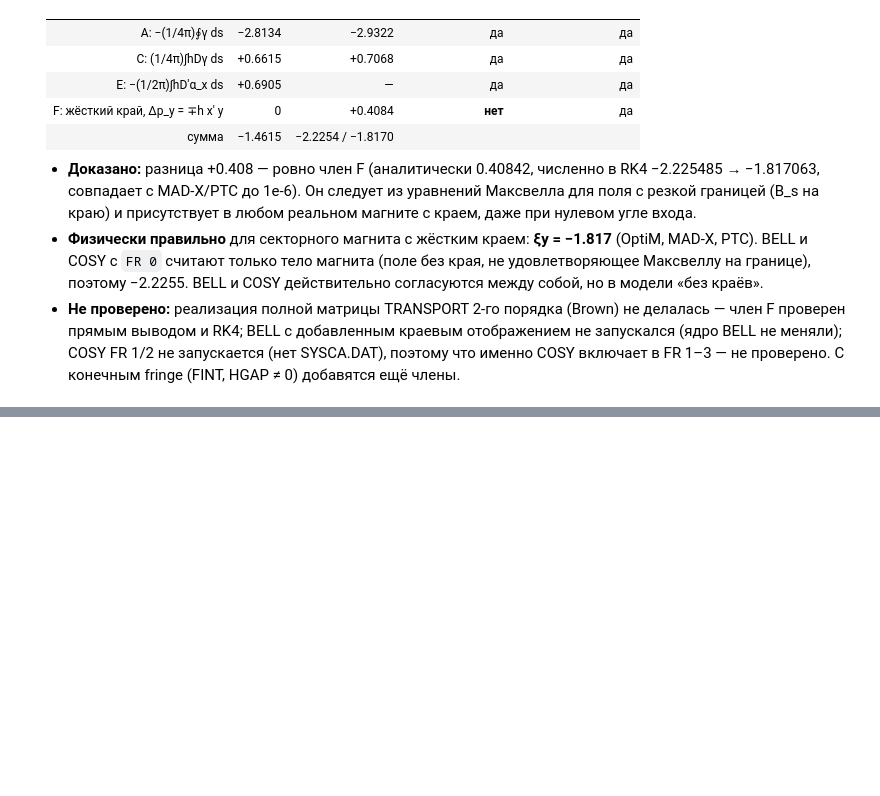
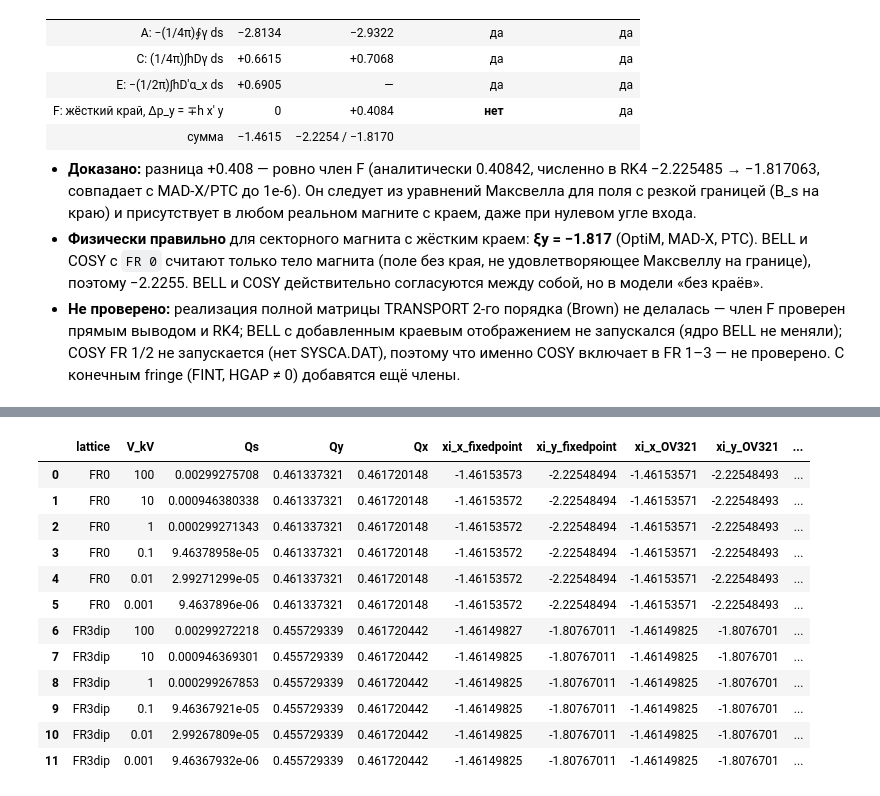
Before and after one commit to sergeybell/SCT_2, a Jupyter notebook: chromaticity/analysis/analysis.ipynb, the cells around one changed output, grey strips where cells are left out. Drawn from its saved outputs; the diff is of its cells as text; code cells hidden in the pictures; blank space fills up the shorter version.

```diff
--- a/chromaticity/analysis/analysis.ipynb
+++ b/chromaticity/analysis/analysis.ipynb
@@ -863,0 +1014,5 @@ EDGE sign +1: Q0 [0.46172015 0.46133732] xi [-1.46153562 -1.81706334]
+# %%
+src("COSY/rf_ts.fox", "pascal"); src("COSY/rf_ts_analysis.py", "python")
+subprocess.run([sys.executable, str(R/"COSY/rf_ts_analysis.py")], check=True, capture_output=True, cwd=R/"COSY")
+rr = json.load(open(R/"COSY/output/rf_ts_analysis.json"))
+print(open(R/"COSY/output/rf_ts_ov331.txt").read()[:600])
@@ -863,0 +1065,26 @@ EDGE sign +1: Q0 [0.46172015 0.46133732] xi [-1.46153562 -1.81706334]
+# %%
+rows = []
+for nm in ("FR0", "FR3dip"):
+    for r in rr["fixed_point_"+nm]:
+        q, d = r["Q_sorted"], r["dQ_ddelta_p_sorted"]
+        rows.append(dict(lattice=nm, V_kV=r["V_kV"], Qs=q[0], Qy=q[1], Qx=q[2], xi_x_fixedpoint=d[2], xi_y_fixedpoint=d[1]))
+fp = pd.DataFrame(rows)
+ref = fr.set_index(["FR_dip","FR_quad","gap_m"])
+fp["xi_x_OV321"] = np.where(fp.lattice=="FR0", ref.loc[(0,0,0.05),"xi_x_TP321"], ref.loc[(3,0,0.05),"xi_x_TP321"])
+fp["xi_y_OV321"] = np.where(fp.lattice=="FR0", ref.loc[(0,0,0.05),"xi_y_TP321"], ref.loc[(3,0,0.05),"xi_y_TP321"])
+fp["diff_x"] = fp.xi_x_fixedpoint-fp.xi_x_OV321; fp["diff_y"] = fp.xi_y_fixedpoint-fp.xi_y_OV321
+pd.set_option("display.float_format", "{:.9g}".format); fp
+# %% [output]
+|  | lattice | V_kV | Qs | Qy | Qx | xi_x_fixedpoint | xi_y_fixedpoint | xi_x_OV321 | xi_y_OV321 | ... |
+| 0 | FR0 | 100 | 0.00299275708 | 0.461337321 | 0.461720148 | -1.46153573 | -2.22548494 | -1.46153571 | -2.22548493 | ... |
+| 1 | FR0 | 10 | 0.000946380338 | 0.461337321 | 0.461720148 | -1.46153572 | -2.22548494 | -1.46153571 | -2.22548493 | ... |
+| 2 | FR0 | 1 | 0.000299271343 | 0.461337321 | 0.461720148 | -1.46153572 | -2.22548494 | -1.46153571 | -2.22548493 | ... |
+| 3 | FR0 | 0.1 | 9.46378958e-05 | 0.461337321 | 0.461720148 | -1.46153572 | -2.22548494 | -1.46153571 | -2.22548493 | ... |
+| 4 | FR0 | 0.01 | 2.99271299e-05 | 0.461337321 | 0.461720148 | -1.46153572 | -2.22548494 | -1.46153571 | -2.22548493 | ... |
+| 5 | FR0 | 0.001 | 9.4637896e-06 | 0.461337321 | 0.461720148 | -1.46153572 | -2.22548494 | -1.46153571 | -2.22548493 | ... |
+| 6 | FR3dip | 100 | 0.00299272218 | 0.455729339 | 0.461720442 | -1.46149827 | -1.80767011 | -1.46149825 | -1.8076701 | ... |
+| 7 | FR3dip | 10 | 0.000946369301 | 0.455729339 | 0.461720442 | -1.46149825 | -1.80767011 | -1.46149825 | -1.8076701 | ... |
+| 8 | FR3dip | 1 | 0.000299267853 | 0.455729339 | 0.461720442 | -1.46149825 | -1.80767011 | -1.46149825 | -1.8076701 | ... |
+| 9 | FR3dip | 0.1 | 9.46367921e-05 | 0.455729339 | 0.461720442 | -1.46149825 | -1.80767011 | -1.46149825 | -1.8076701 | ... |
+| 10 | FR3dip | 0.01 | 2.99267809e-05 | 0.455729339 | 0.461720442 | -1.46149825 | -1.80767011 | -1.46149825 | -1.8076701 | ... |
+| 11 | FR3dip | 0.001 | 9.46367932e-06 | 0.455729339 | 0.461720442 | -1.46149825 | -1.80767011 | -1.46149825 | -1.8076701 | ... |
```
Also changed, not shown: parts of 10 cells of this notebook, 24 other files.
